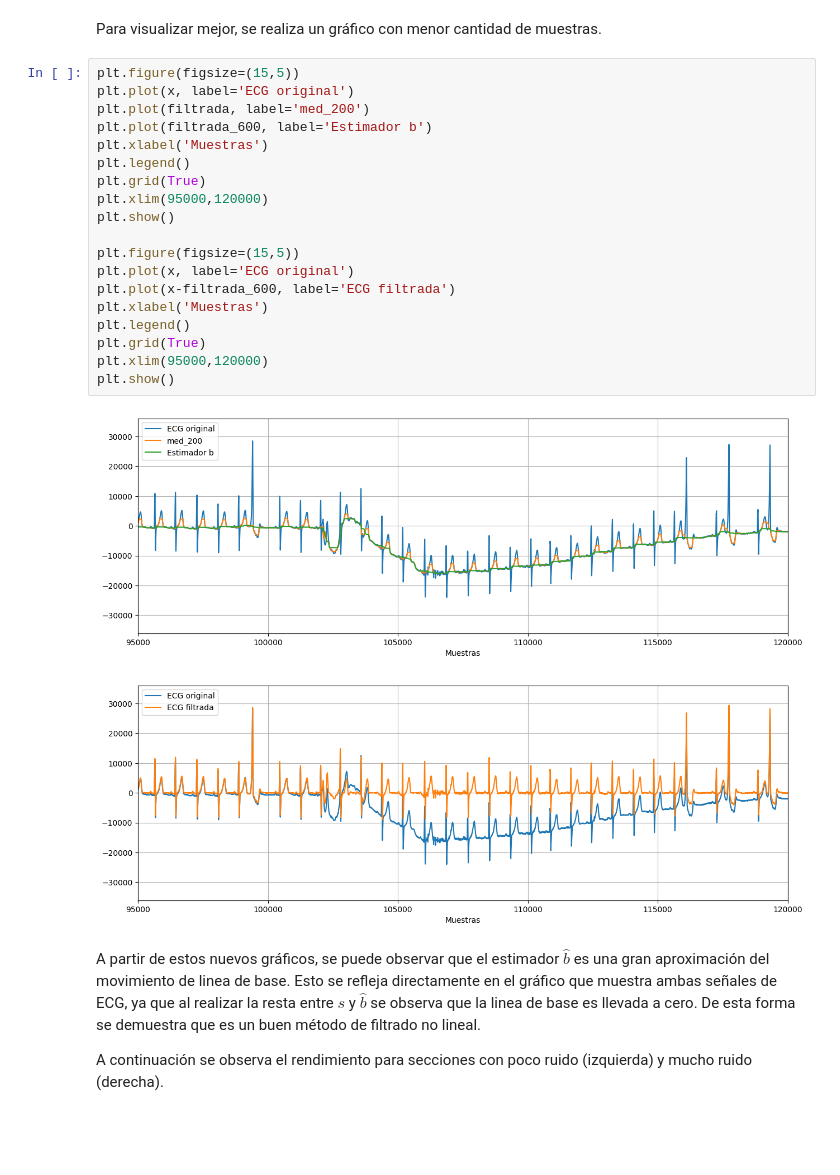
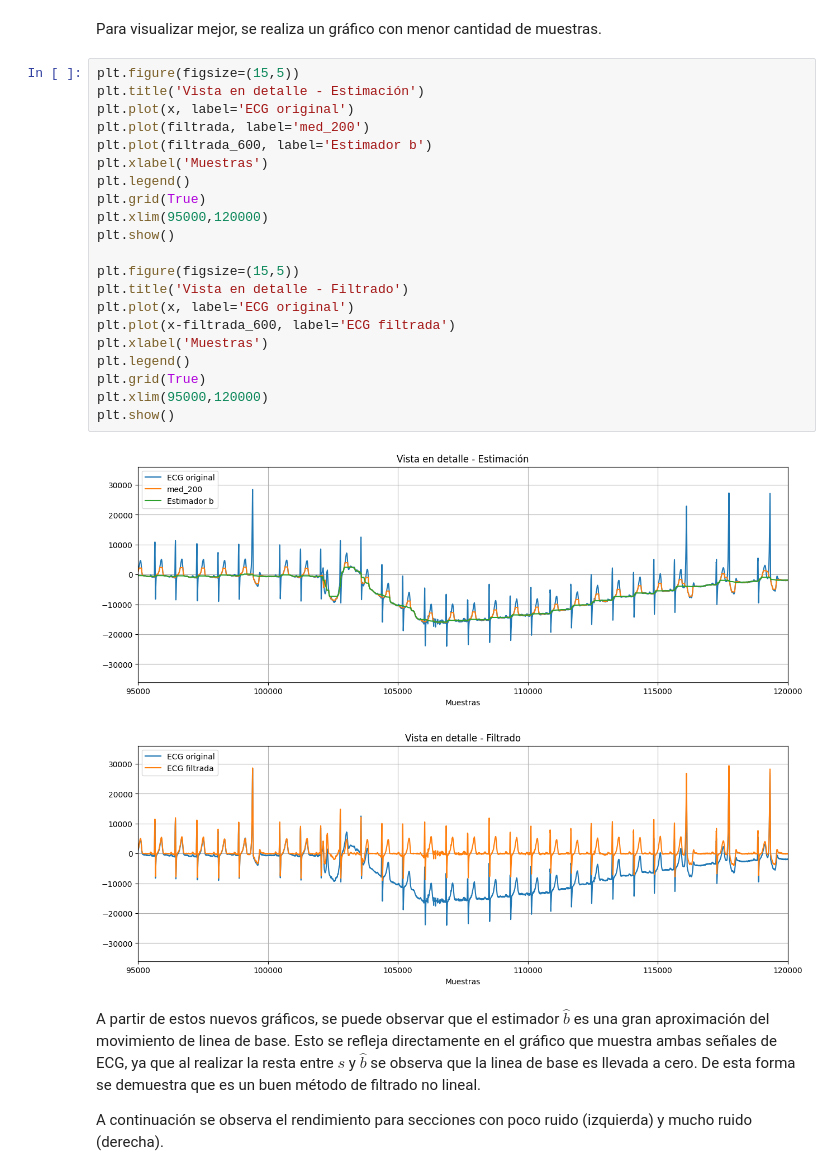
Before and after one commit to mtaranilla/APS_2025, a Jupyter notebook: TS_TARANILLA_SALGADO/TS9_FiltradoNoLineal/TS9_Filtrado_NoLineal.ipynb, the cells around one changed output. Drawn from its saved outputs; the diff is of its cells as text; blank space fills up the shorter version.

```diff
--- a/TS_TARANILLA_SALGADO/TS9_FiltradoNoLineal/TS9_Filtrado_NoLineal.ipynb
+++ b/TS_TARANILLA_SALGADO/TS9_FiltradoNoLineal/TS9_Filtrado_NoLineal.ipynb
@@ -89,26 +91,28 @@ plt.show()
 Para visualizar mejor, se realiza un gráfico con menor cantidad de muestras.
 # %%
 plt.figure(figsize=(15,5))
+plt.title('Vista en detalle - Estimación')
 plt.plot(x, label='ECG original')
 plt.plot(filtrada, label='med_200')
 plt.plot(filtrada_600, label='Estimador b')
 plt.xlabel('Muestras')
 plt.legend()
 plt.grid(True)
 plt.xlim(95000,120000)
 plt.show()
 
 plt.figure(figsize=(15,5))
+plt.title('Vista en detalle - Filtrado')
 plt.plot(x, label='ECG original')
 plt.plot(x-filtrada_600, label='ECG filtrada')
 plt.xlabel('Muestras')
 plt.legend()
 plt.grid(True)
 plt.xlim(95000,120000)
 plt.show()
 # %% [output]
-[figure, old version]
+[figure, new version]
-[figure, old version]
+[figure, new version]
 # %% [markdown]
 A partir de estos nuevos gráficos, se puede observar que el estimador $\hat b$ es una gran aproximación del movimiento de linea de base. Esto se refleja directamente en el gráfico que muestra ambas señales de ECG, ya que al realizar la resta entre $s$ y $\hat b$ se observa que la linea de base es llevada a cero. De esta forma se demuestra que es un buen método de filtrado no lineal.
 
```
Also changed, not shown: parts of 7 cells of this notebook.
